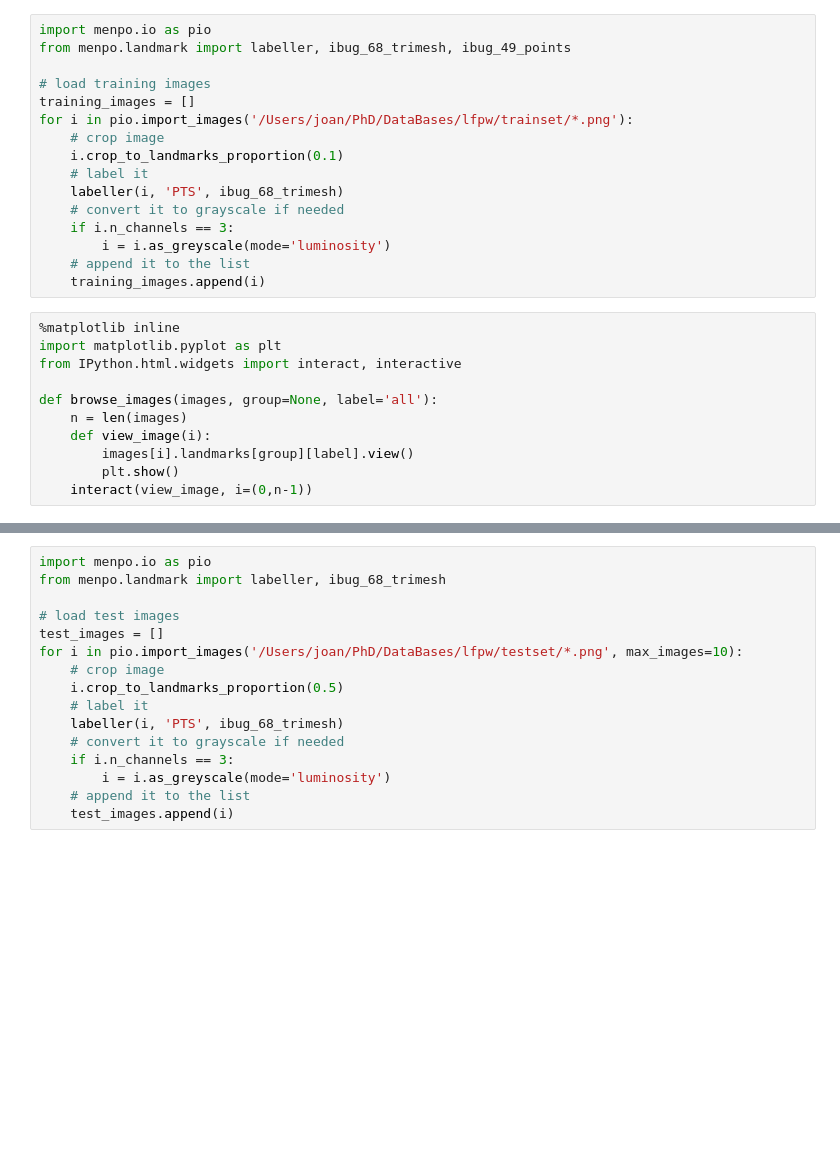
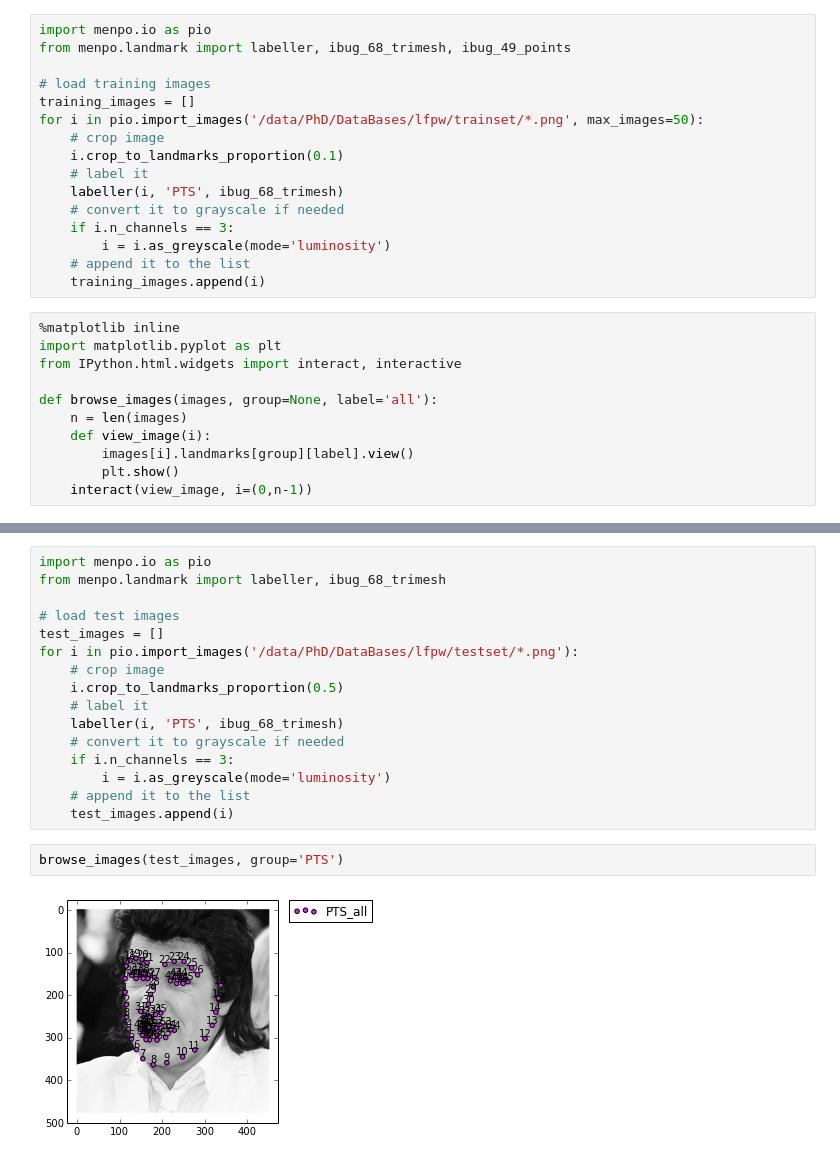
Before and after one commit to jalabort/scrap2, a Jupyter notebook: notebooks/Fitters/SDMs.ipynb, the cells around one changed output, grey strips where cells are left out. Drawn from its saved outputs; the diff is of its cells as text; blank space fills up the shorter version.

```diff
--- a/notebooks/Fitters/SDMs.ipynb
+++ b/notebooks/Fitters/SDMs.ipynb
@@ -4,7 +4,7 @@ from menpo.landmark import labeller, ibug_68_trimesh, ibug_49_points
 
 # load training images
 training_images = []
-for i in pio.import_images('/Users/joan/PhD/DataBases/lfpw/trainset/*.png'):
+for i in pio.import_images('/data/PhD/DataBases/lfpw/trainset/*.png', max_images=50):
     # crop image
     i.crop_to_landmarks_proportion(0.1)
     # label it
@@ -41,7 +75,7 @@ from menpo.landmark import labeller, ibug_68_trimesh
 
 # load test images
 test_images = []
-for i in pio.import_images('/Users/joan/PhD/DataBases/lfpw/testset/*.png', max_images=10):
+for i in pio.import_images('/data/PhD/DataBases/lfpw/testset/*.png'):
     # crop image
     i.crop_to_landmarks_proportion(0.5)
     # label it
@@ -51,4 +85,8 @@ for i in pio.import_images('/Users/joan/PhD/DataBases/lfpw/testset/*.png', max_i
         i = i.as_greyscale(mode='luminosity')
     # append it to the list
     test_images.append(i)
+# %%
+browse_images(test_images, group='PTS')
+# %% [output]
+[figure, added]
 # %%
```
Also changed, not shown: parts of 19 cells of this notebook, 1 other file.
